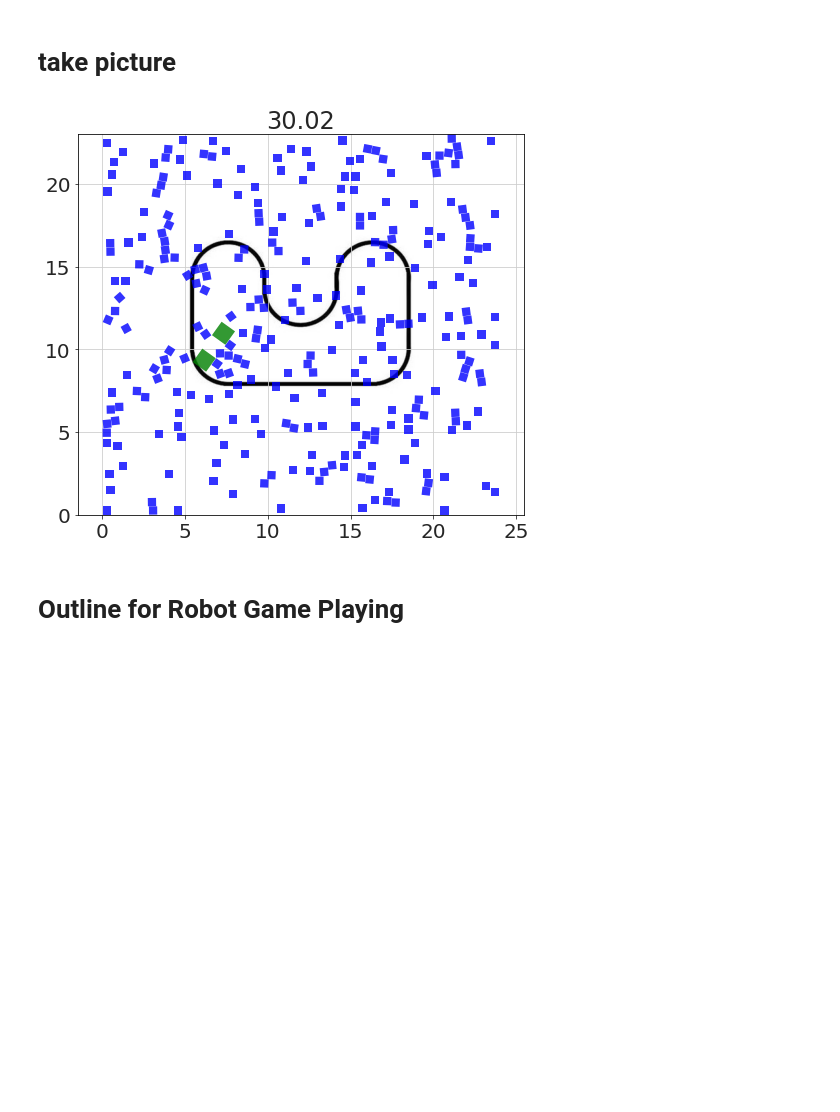
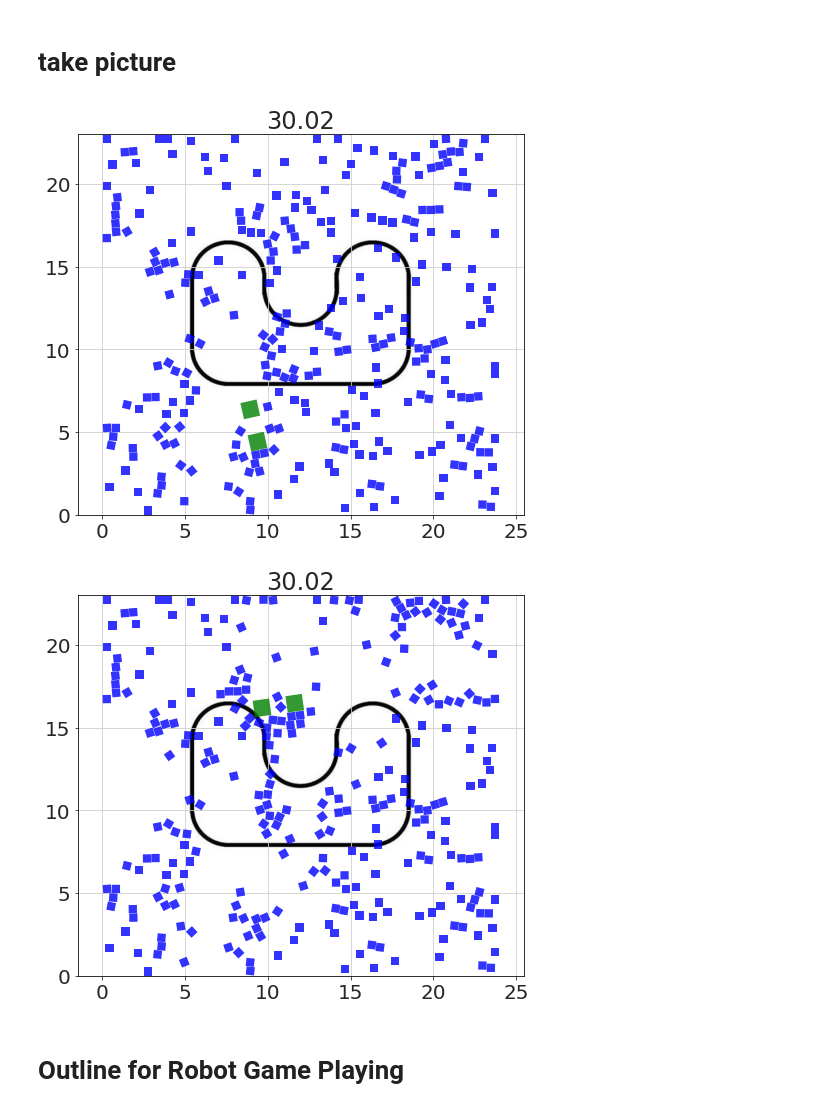
Before and after one commit to bblais/AI-and-Robotics-Fall-2020-Class-Notebooks, a Jupyter notebook: 2020-10-12 - Misc with Take Picture.ipynb, the cells around one changed output. Cells and saved outputs as stored; diff of their text form; code cells hidden in the pictures; blank space fills up the shorter version.

```diff
--- a/2020-10-12 - Misc with Take Picture.ipynb
+++ b/2020-10-12 - Misc with Take Picture.ipynb
@@ -66,7 +66,7 @@ run_sim(env,act,
 def act(t,robot):
 
     if t>=robot.time_to_next_decision:  # new force
-        robot.current_force=random.rand()*10
+        robot.current_force=random.rand()*30
         robot.current_force_angle=random.rand()*360
         robot.time_to_next_decision=t+2.0
         robot.take_picture('test %.1f.jpg' % t)
@@ -94,7 +94,18 @@ run_sim(env,act,
         plot_orientation=False,
        )
 # %% [output]
-[figure, old version]
+[figure, new version]
+# %%
+robot.time_to_next_decision=0
+run_sim(env,act,
+        total_time=30,  # seconds
+        dt=1/60,
+        dt_display=.5,  # make this larger for a faster display
+        figure_width=8,
+        plot_orientation=False,
+       )
+# %% [output]
+[figure, added]
 # %% [markdown]
 # Outline for Robot Game Playing
 # %% [markdown]
```
Also changed, not shown: parts of 3 cells of this notebook, 3 other files.
